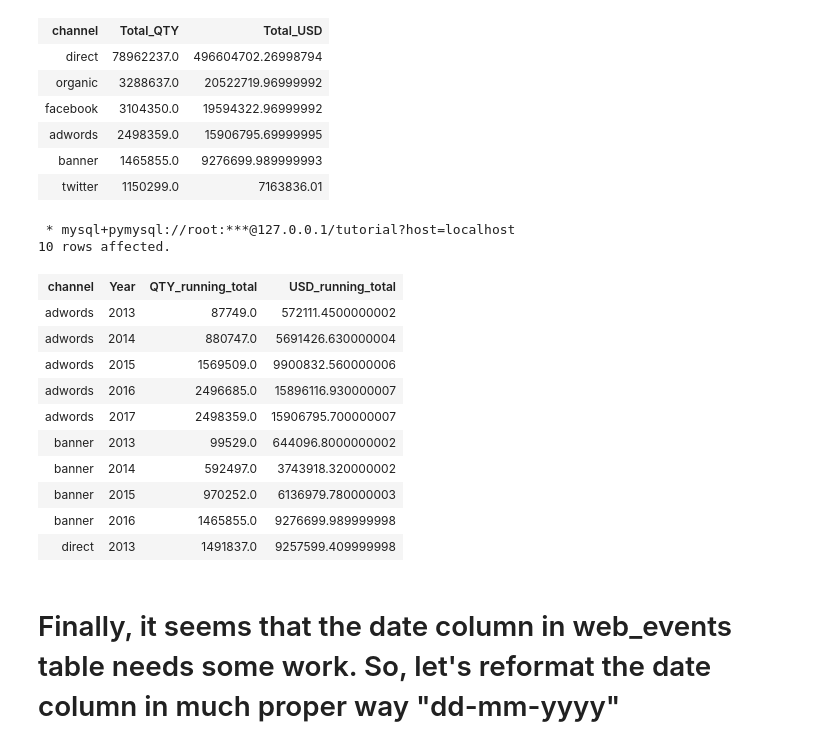
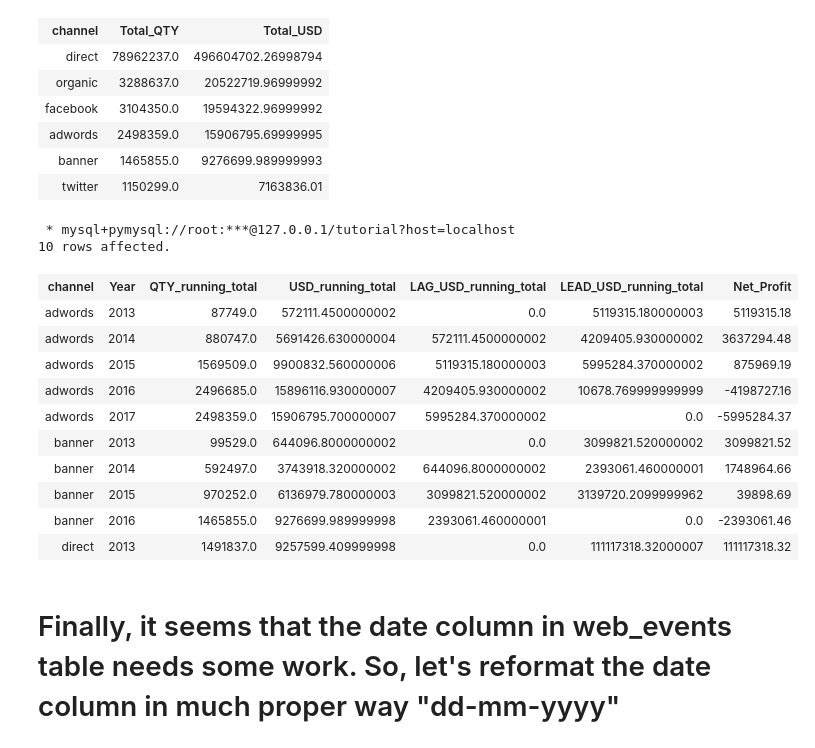
Before and after one commit to KhadijahMohamedAbd/SQL_Analysis_Project, a Jupyter notebook: SQL_Project.ipynb, the cells around one changed output. Saved outputs shown, nothing was run; the diff lists cells and outputs as text; code cells hidden in the pictures.

```diff
--- a/SQL_Project.ipynb
+++ b/SQL_Project.ipynb
@@ -668,40 +668,57 @@ ORDER BY 2 DESC,3 DESC
 # %%
 %%sql
 
-/*------channel running total ----------*/
+/*------channel running total & Net Profit ----------*/
 
-SELECT
+
+
+SELECT channel, Year, QTY_running_total, USD_running_total, LAG_USD_running_total,
+       LEAD_USD_running_total, ROUND((LEAD_USD_running_total - LAG_USD_running_total),2) AS Net_Profit
+FROM
+
+(SELECT  channel, Year, QTY_running_total, USD_running_total,
+         COALESCE(LAG_USD_running_total,0) AS LAG_USD_running_total ,
+         COALESCE(LEAD_running_total,0) AS LEAD_USD_running_total
+FROM
+
+(SELECT
     channel, Year, SUM(Total_QTY) OVER w AS QTY_running_total,
-    SUM(Total_USD) OVER w AS USD_running_total
+    SUM(Total_USD) OVER w AS USD_running_total,
+    LAG(Total_USD) OVER w AS LAG_USD_running_total,
+    LEAD(Total_USD) OVER w AS LEAD_running_total
+
 FROM
+
     (SELECT
         w.channel,
             SUM(o.total) AS Total_QTY,
             SUM(o.total_amt_usd) AS Total_USD,
             EXTRACT(YEAR FROM w.occurred_at) AS Year
+
     FROM
+
         ((web_events AS w
     INNER JOIN accounts AS a ON a.id = w.account_id)
     INNER JOIN orders AS o ON a.id = o.account_id)
     GROUP BY 1,4
     HAVING UPPER(channel) IN ('DIRECT' , 'ORGANIC', 'FACEBOOK', 'ADWORDS', 'BANNER', 'TWITTER')) SUB
-WINDOW w AS (PARTITION BY channel ORDER BY Year)
+WINDOW w AS (PARTITION BY channel ORDER BY Year)) SUB) SUB1
 
 LIMIT 10;
 # %% [output]
  * mysql+pymysql://root:***@127.0.0.1/tutorial?host=localhost
 10 rows affected.
-| channel | Year | QTY_running_total | USD_running_total |
-| adwords | 2013 | 87749.0 | 572111.4500000002 |
-| adwords | 2014 | 880747.0 | 5691426.630000004 |
-| adwords | 2015 | 1569509.0 | 9900832.560000006 |
-| adwords | 2016 | 2496685.0 | 15896116.930000007 |
-| adwords | 2017 | 2498359.0 | 15906795.700000007 |
-| banner | 2013 | 99529.0 | 644096.8000000002 |
-| banner | 2014 | 592497.0 | 3743918.320000002 |
-| banner | 2015 | 970252.0 | 6136979.780000003 |
-| banner | 2016 | 1465855.0 | 9276699.989999998 |
-| direct | 2013 | 1491837.0 | 9257599.409999998 |
+| channel | Year | QTY_running_total | USD_running_total | LAG_USD_running_total | LEAD_USD_running_total | Net_Profit |
+| adwords | 2013 | 87749.0 | 572111.4500000002 | 0.0 | 5119315.180000003 | 5119315.18 |
+| adwords | 2014 | 880747.0 | 5691426.630000004 | 572111.4500000002 | 4209405.930000002 | 3637294.48 |
+| adwords | 2015 | 1569509.0 | 9900832.560000006 | 5119315.180000003 | 5995284.370000002 | 875969.19 |
+| adwords | 2016 | 2496685.0 | 15896116.930000007 | 4209405.930000002 | 10678.769999999999 | -4198727.16 |
+| adwords | 2017 | 2498359.0 | 15906795.700000007 | 5995284.370000002 | 0.0 | -5995284.37 |
+| banner | 2013 | 99529.0 | 644096.8000000002 | 0.0 | 3099821.520000002 | 3099821.52 |
+| banner | 2014 | 592497.0 | 3743918.320000002 | 644096.8000000002 | 2393061.460000001 | 1748964.66 |
+| banner | 2015 | 970252.0 | 6136979.780000003 | 3099821.520000002 | 3139720.2099999962 | 39898.69 |
+| banner | 2016 | 1465855.0 | 9276699.989999998 | 2393061.460000001 | 0.0 | -2393061.46 |
+| direct | 2013 | 1491837.0 | 9257599.409999998 | 0.0 | 111117318.32000007 | 111117318.32 |
 # %% [markdown]
 # Finally, it seems that the date column in web_events table needs some work. So, let's reformat the date column in much proper way "dd-mm-yyyy"
 # %%
```
